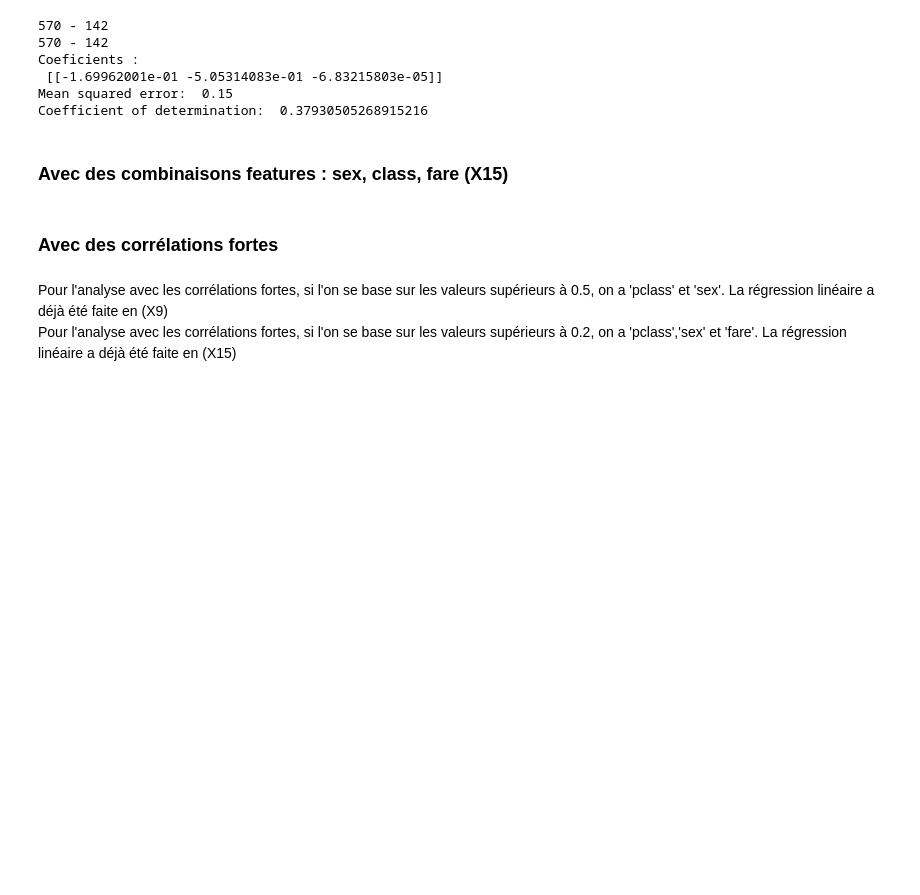
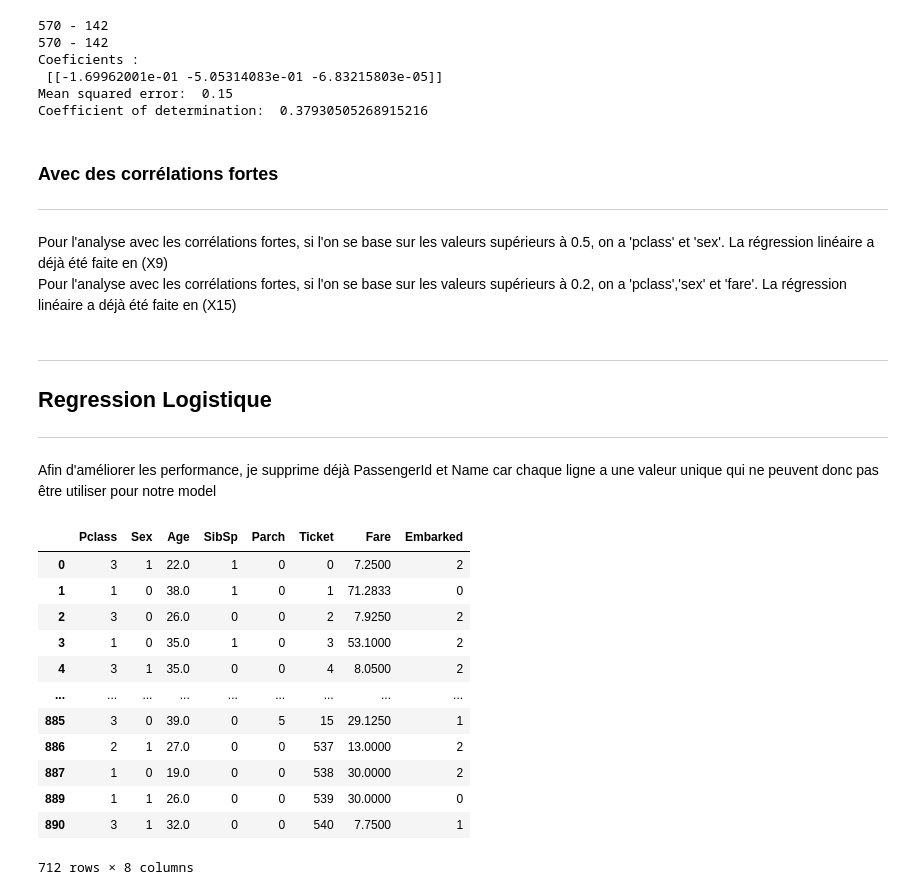
Before and after one commit to Eytuzhee/project_titanic, a Jupyter notebook: work.ipynb, the cells around one changed output. Cells and saved outputs as stored; diff of their text form; code cells hidden in the pictures; blank space fills up the shorter version.

Commit message:
Interpretation de notre travail

```diff
--- a/work.ipynb
+++ b/work.ipynb
@@ -667,10 +713,34 @@ Coeficients :
  [[-1.69962001e-01 -5.05314083e-01 -6.83215803e-05]]
 Mean squared error:  0.15
 Coefficient of determination:  0.37930505268915216
-# %% [markdown]
-### Avec des combinaisons features : sex, class, fare (X15)
 # %% [markdown]
 ### Avec des corrélations fortes
+***
 # %% [markdown]
 Pour l'analyse avec les corrélations fortes, si l'on se base sur les valeurs supérieurs à 0.5, on a 'pclass' et 'sex'. La régression linéaire a déjà été faite en (X9)
 Pour l'analyse avec les corrélations fortes, si l'on se base sur les valeurs supérieurs à 0.2, on a 'pclass','sex' et 'fare'. La régression linéaire a déjà été faite en (X15)
+# %% [markdown]
+***
+## Regression Logistique
+***
+# %% [markdown]
+Afin d'améliorer les performance, je supprime déjà PassengerId et Name car chaque ligne a une valeur unique qui ne peuvent donc pas être utiliser pour notre model
+# %%
+df_X16 = pd.DataFrame(df_train_clean[['Pclass','Sex','Age','SibSp','Parch','Ticket','Fare','Embarked']],columns=['Pclass','Sex','Age','SibSp','Parch','Ticket','Fare','Embarked']).replace(['male','female','C','Q','S'],[1,0,0,1,2])
+code, saveTicketFactorize = pd.factorize(df_X16['Ticket'])
+df_X16['Ticket'] = code
+df_X16
+# %% [output]
+|  | Pclass | Sex | Age | SibSp | Parch | Ticket | Fare | Embarked |
+| 0 | 3 | 1 | 22.0 | 1 | 0 | 0 | 7.2500 | 2 |
+| 1 | 1 | 0 | 38.0 | 1 | 0 | 1 | 71.2833 | 0 |
+| 2 | 3 | 0 | 26.0 | 0 | 0 | 2 | 7.9250 | 2 |
+| 3 | 1 | 0 | 35.0 | 1 | 0 | 3 | 53.1000 | 2 |
+| 4 | 3 | 1 | 35.0 | 0 | 0 | 4 | 8.0500 | 2 |
+| ... | ... | ... | ... | ... | ... | ... | ... | ... |
+| 885 | 3 | 0 | 39.0 | 0 | 5 | 15 | 29.1250 | 1 |
+| 886 | 2 | 1 | 27.0 | 0 | 0 | 537 | 13.0000 | 2 |
+| 887 | 1 | 0 | 19.0 | 0 | 0 | 538 | 30.0000 | 2 |
+| 889 | 1 | 1 | 26.0 | 0 | 0 | 539 | 30.0000 | 0 |
+| 890 | 3 | 1 | 32.0 | 0 | 0 | 540 | 7.7500 | 1 |
+712 rows × 8 columns
```
Also changed, not shown: parts of 35 cells of this notebook.
